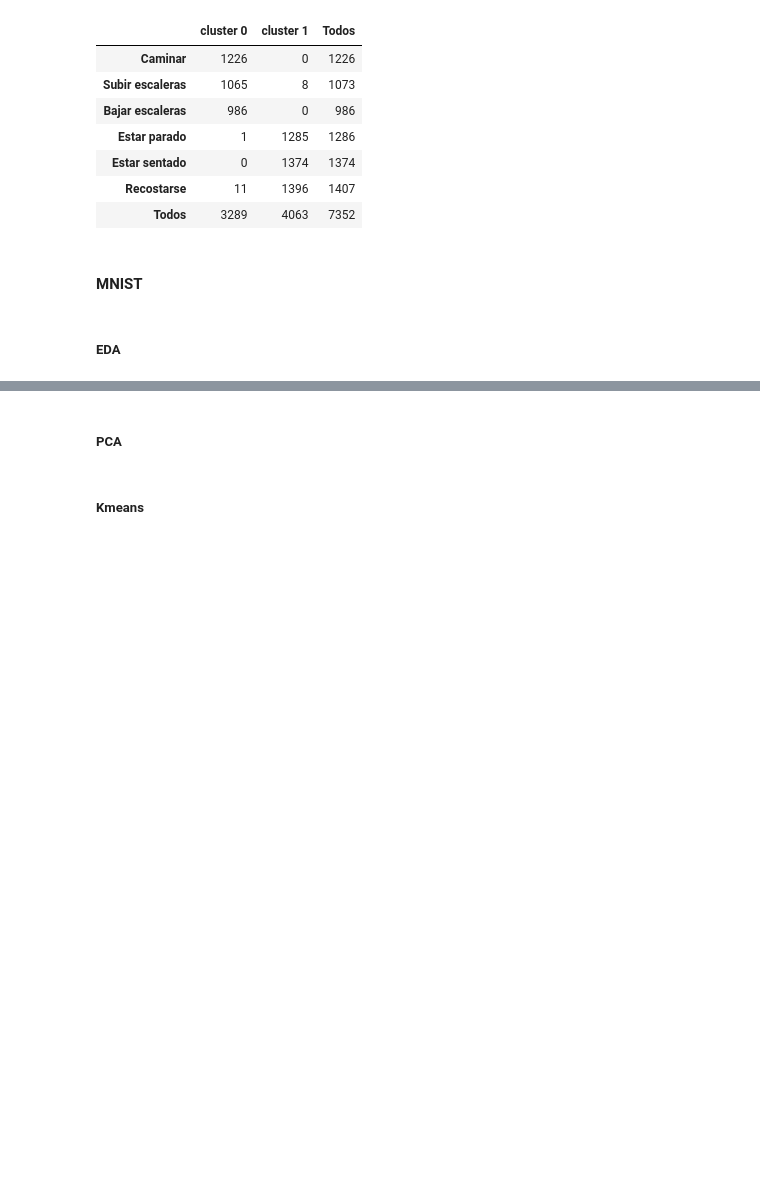
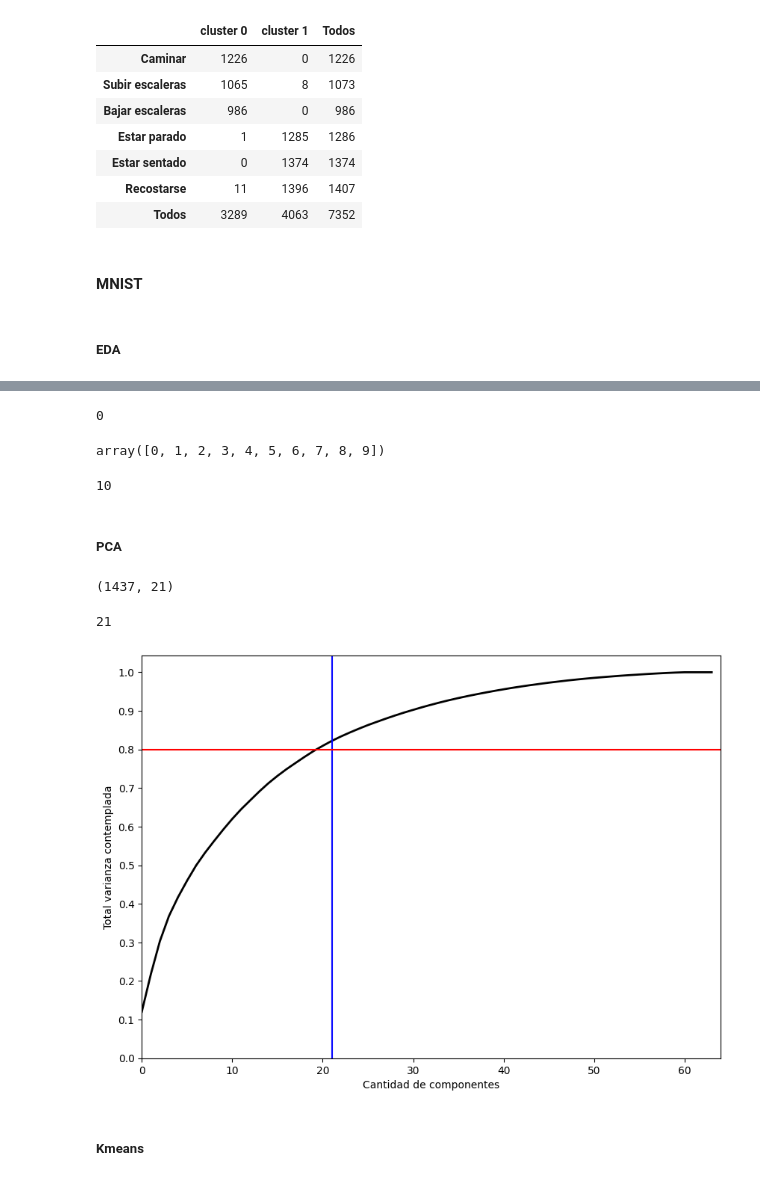
Before and after one commit to LeandroAlbachiaro/intro_ia, a Jupyter notebook: tp_integrador_enunciado/tp_integrador.ipynb, the cells around one changed output, grey strips where cells are left out. Cells and saved outputs as stored; diff of their text form; code cells hidden in the pictures; blank space fills up the shorter version.

```diff
--- a/tp_integrador_enunciado/tp_integrador.ipynb
+++ b/tp_integrador_enunciado/tp_integrador.ipynb
@@ -904,3 +904,7 @@ tab
 #### MNIST
 # %% [markdown]
 ##### EDA
+# %%
+from sklearn.datasets import load_digits
+X,y = load_digits(return_X_y=True,as_frame=True)
+X.head()
@@ -907,2 +939,27 @@ tab
+# %%
+X.isna().sum().sum()
+# %% [output]
+0
+# %%
+# Cantidad única de clases
+clases = np.unique(y)
+clases
+# %% [output]
+array([0, 1, 2, 3, 4, 5, 6, 7, 8, 9])
+# %%
+n_clases = clases.size
+n_clases
+# %% [output]
+10
+# %%
+X_train,X_test,y_train,y_test = train_test_split(X,
+                                             y,
+                                             test_size=0.20,
+                                             random_state=42,
+                                             )
 # %% [markdown]
 ##### PCA
+# %%
+# Estandarizamos
+scaler = StandardScaler()
+X_scaled = scaler.fit_transform(X_train)
@@ -909,2 +969,25 @@ tab
+# %%
+X_pca.shape
+# %% [output]
+(1437, 21)
+# %%
+# Cantidad de componentes necesarios para explicar el 80% de la varianza
+X_pca.shape[1]
+# %% [output]
+21
+# %%
+pca_2 = PCA(n_components=64, random_state=42).fit(X_scaled)
+
+plt.figure(figsize=(10,7))
+plt.plot(np.cumsum(pca_2.explained_variance_ratio_), color='k', lw=2)
+plt.xlabel('Cantidad de componentes')
+plt.ylabel('Total varianza contemplada')
+plt.xlim(0, 64)
+plt.yticks(np.arange(0, 1.1, 0.1))
+plt.axvline(21, c='b')
+plt.axhline(0.8, c='r')
+plt.show();
+# %% [output]
+[figure, added]
 # %% [markdown]
 ##### Kmeans
```
Also changed, not shown: parts of 15 cells of this notebook, 1 other file.
